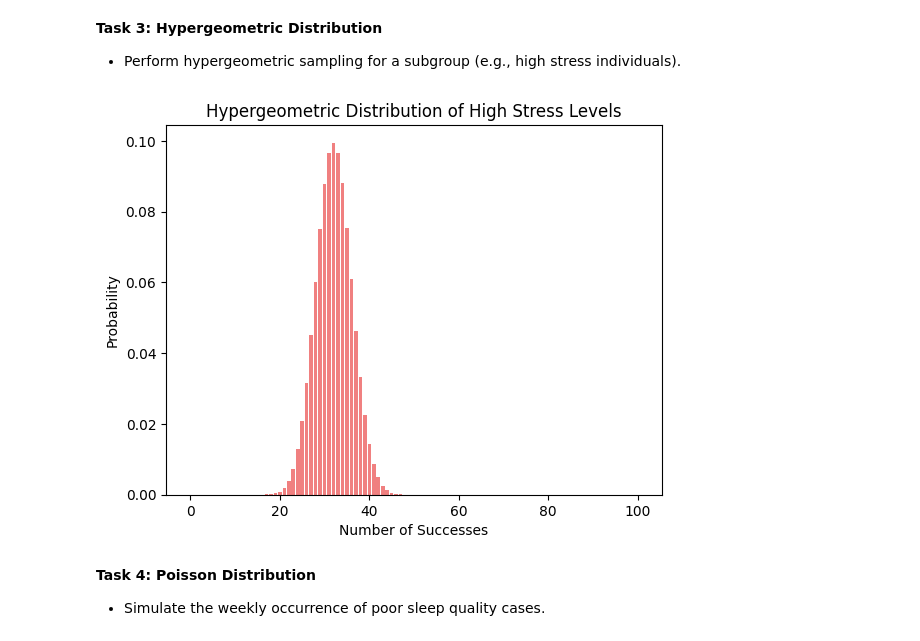
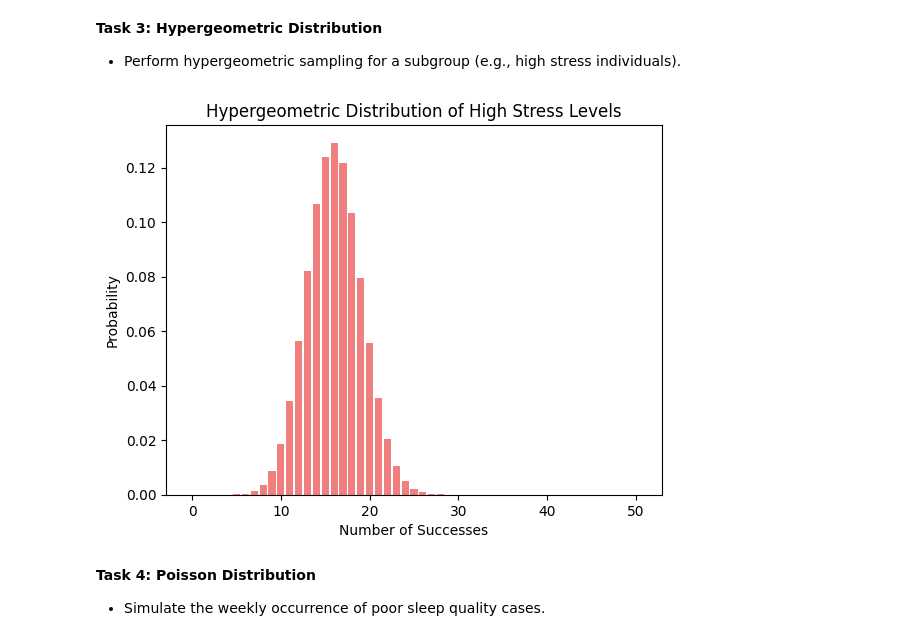
Before and after one commit to emochivo/Probability-in-Medical-Diagnostics-and-Sleep-Analysis, a Jupyter notebook: EE_381_AI_assignment.ipynb, the cells around one changed output. Saved outputs shown, nothing was run; the diff lists cells and outputs as text; code cells hidden in the pictures.

```diff
--- a/EE_381_AI_assignment.ipynb
+++ b/EE_381_AI_assignment.ipynb
@@ -127,29 +132,29 @@ plt.show()
 # %%
 # Your Implementation Here
 
 N = len(df)
-n = 100 # sample size
+n = 50 # sample size
 K = 0
 
 # Find the total number of people with high stress levels
 # -- I assume that high stress levels >= 7
 for i in range(N):
     if df.loc[i,'Stress Level'] >= 7:
         K += 1
 
 # Find the hypergeometric distribution of high stress levels
 hypergeom_dist = []
 for i in range(n+1):
     hypergeom_dist.append(round(hypergeom.pmf(i, N, K, n), 4))
 
 # Plot the hypergeometric distribution of high stress levels
 plt.bar(range(n+1), hypergeom_dist, color='lightcoral')
 plt.title('Hypergeometric Distribution of High Stress Levels')
 plt.xlabel('Number of Successes')
 plt.ylabel('Probability')
 plt.show()
 # %% [output]
-[figure, old version]
+[figure, new version]
 # %% [markdown]
 **Task 4: Poisson Distribution**
 - Simulate the weekly occurrence of poor sleep quality cases.
```
Also changed, not shown: parts of 2 cells of this notebook.
